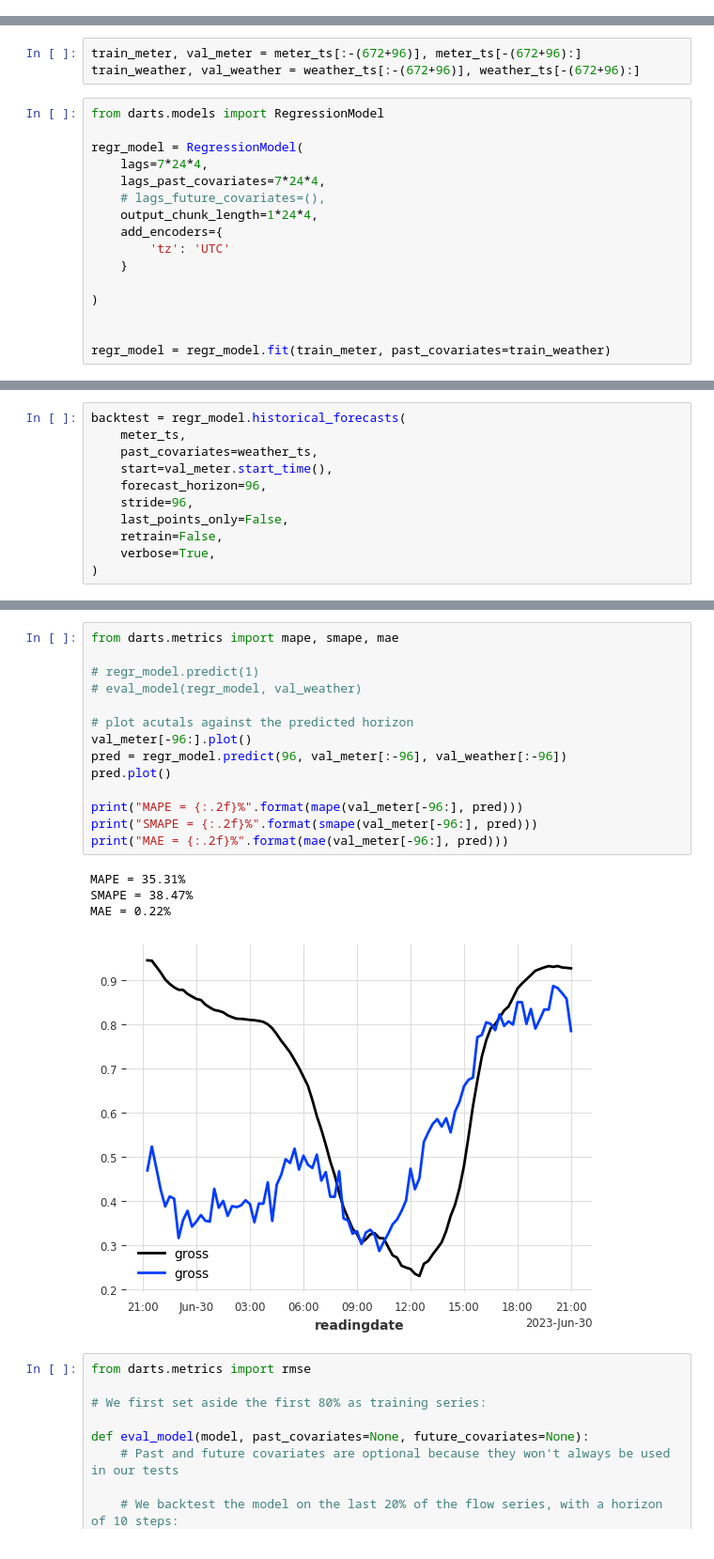
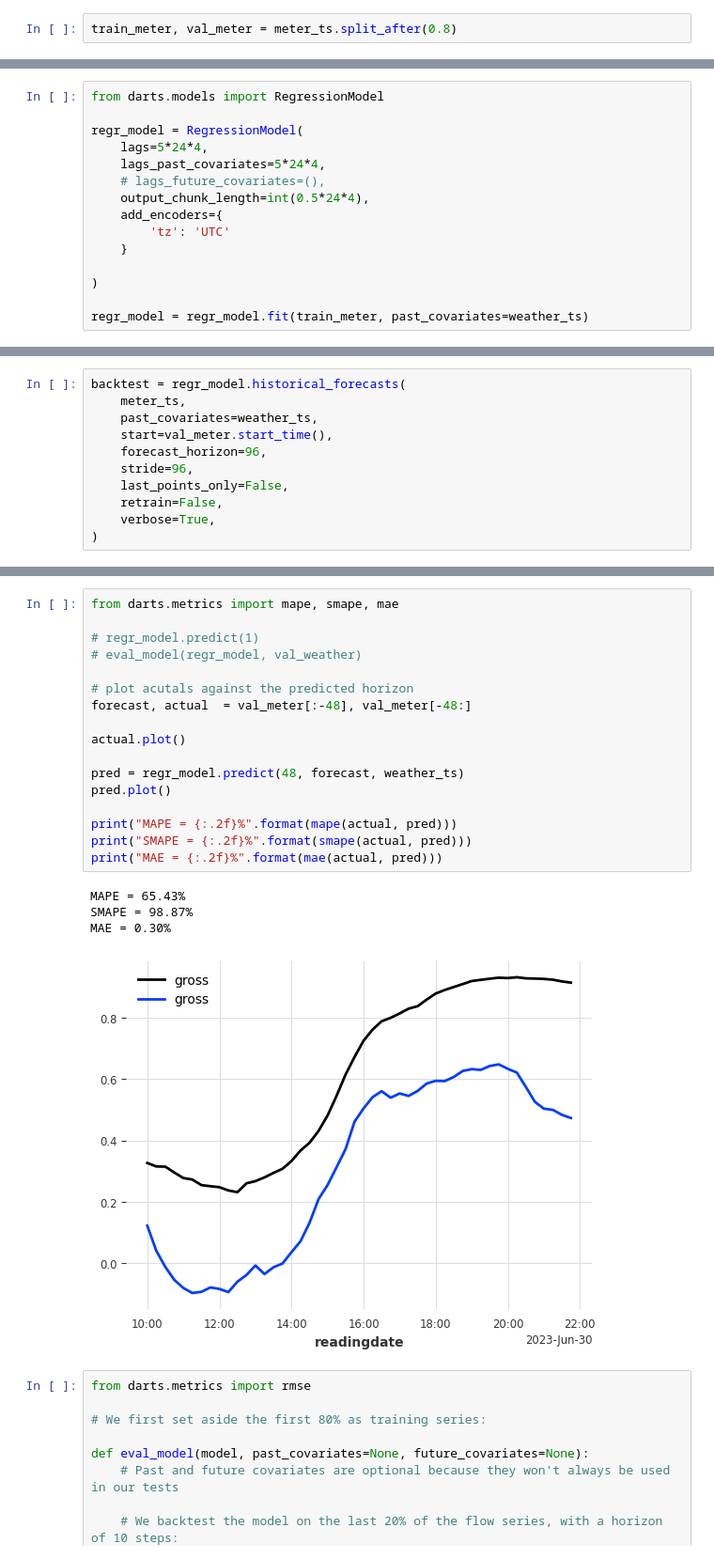
Before and after one commit to erewl/short-term-load-forecasting-with-domain-knowledge, a Jupyter notebook: notebooks/tft_example.ipynb, the cells around one changed output, grey strips where cells are left out. Shown at 94% size. Cells and saved outputs as stored; diff of their text form.

Commit message:
First successful TFT training sesh

```diff
--- a/notebooks/tft_example.ipynb
+++ b/notebooks/tft_example.ipynb
@@ -82,2 +238,4 @@ pv, non_pv
+# %%
+train_meter, val_meter = meter_ts.split_after(0.8)
 # %% [markdown]
 ## Linear Regression
@@ -504,20 +242,16 @@ The provided DatetimeIndex was associated with a timezone, which is currently no
-# %%
-train_meter, val_meter = meter_ts[:-(672+96)], meter_ts[-(672+96):]
-train_weather, val_weather = weather_ts[:-(672+96)], weather_ts[-(672+96):]
 # %%
 from darts.models import RegressionModel
 
 regr_model = RegressionModel(
-    lags=7*24*4,
-    lags_past_covariates=7*24*4,
+    lags=5*24*4,
+    lags_past_covariates=5*24*4,
     # lags_future_covariates=(),
-    output_chunk_length=1*24*4,
+    output_chunk_length=int(0.5*24*4),
     add_encoders={
         'tz': 'UTC'
     }
 
 )
 
-
-regr_model = regr_model.fit(train_meter, past_covariates=train_weather)
+regr_model = regr_model.fit(train_meter, past_covariates=weather_ts)
 # %% [output]
@@ -563,22 +282,25 @@ plt.show()
 # %%
 from darts.metrics import mape, smape, mae
 
 # regr_model.predict(1)
 # eval_model(regr_model, val_weather)
 
 # plot acutals against the predicted horizon
-val_meter[-96:].plot()
-pred = regr_model.predict(96, val_meter[:-96], val_weather[:-96])
+forecast, actual  = val_meter[:-48], val_meter[-48:]
+
+actual.plot()
+
+pred = regr_model.predict(48, forecast, weather_ts)
 pred.plot()
 
-print("MAPE = {:.2f}%".format(mape(val_meter[-96:], pred)))
-print("SMAPE = {:.2f}%".format(smape(val_meter[-96:], pred)))
-print("MAE = {:.2f}%".format(mae(val_meter[-96:], pred)))
+print("MAPE = {:.2f}%".format(mape(actual, pred)))
+print("SMAPE = {:.2f}%".format(smape(actual, pred)))
+print("MAE = {:.2f}%".format(mae(actual, pred)))
 # %% [output]
-MAPE = 35.31%
-SMAPE = 38.47%
-MAE = 0.22%
+MAPE = 65.43%
+SMAPE = 98.87%
+MAE = 0.30%
-[figure, old version]
+[figure, new version]
 # %%
 from darts.metrics import rmse
 
```
Also changed, not shown: parts of 79 cells of this notebook.
